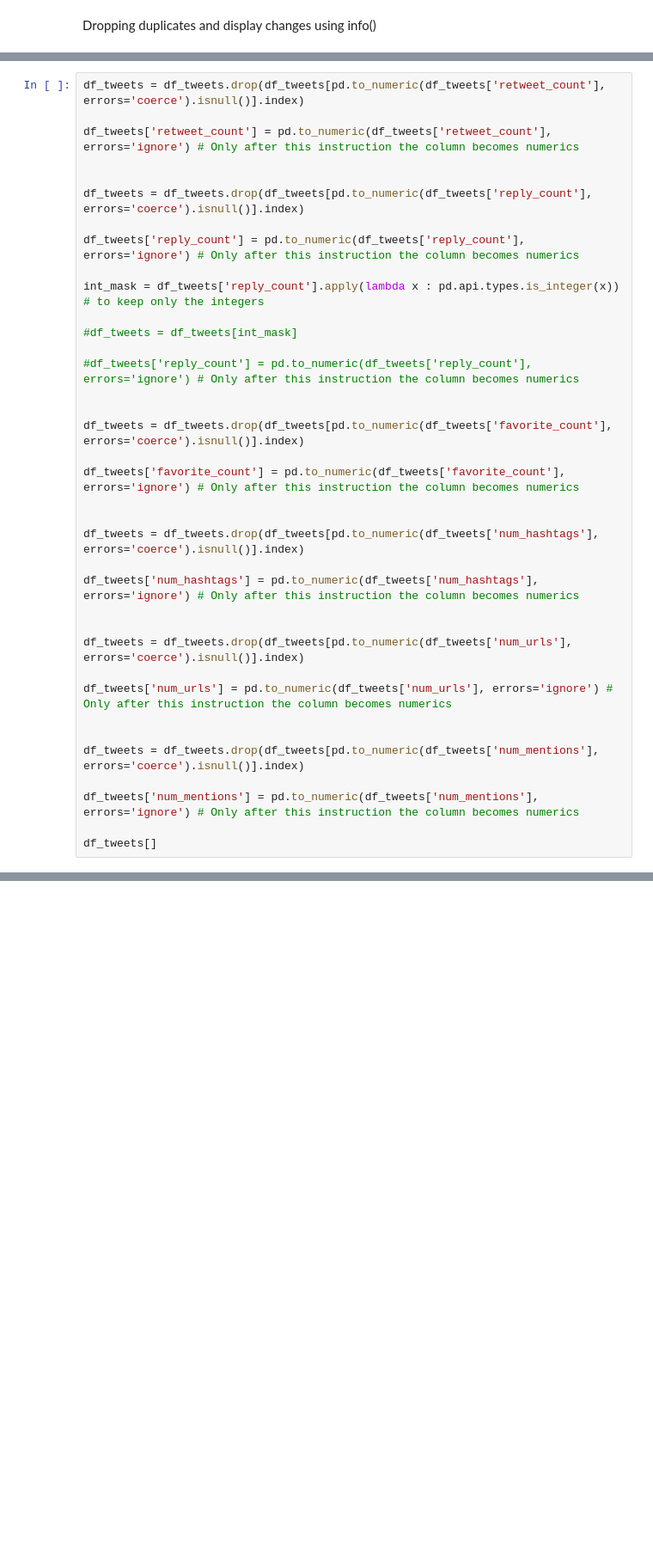
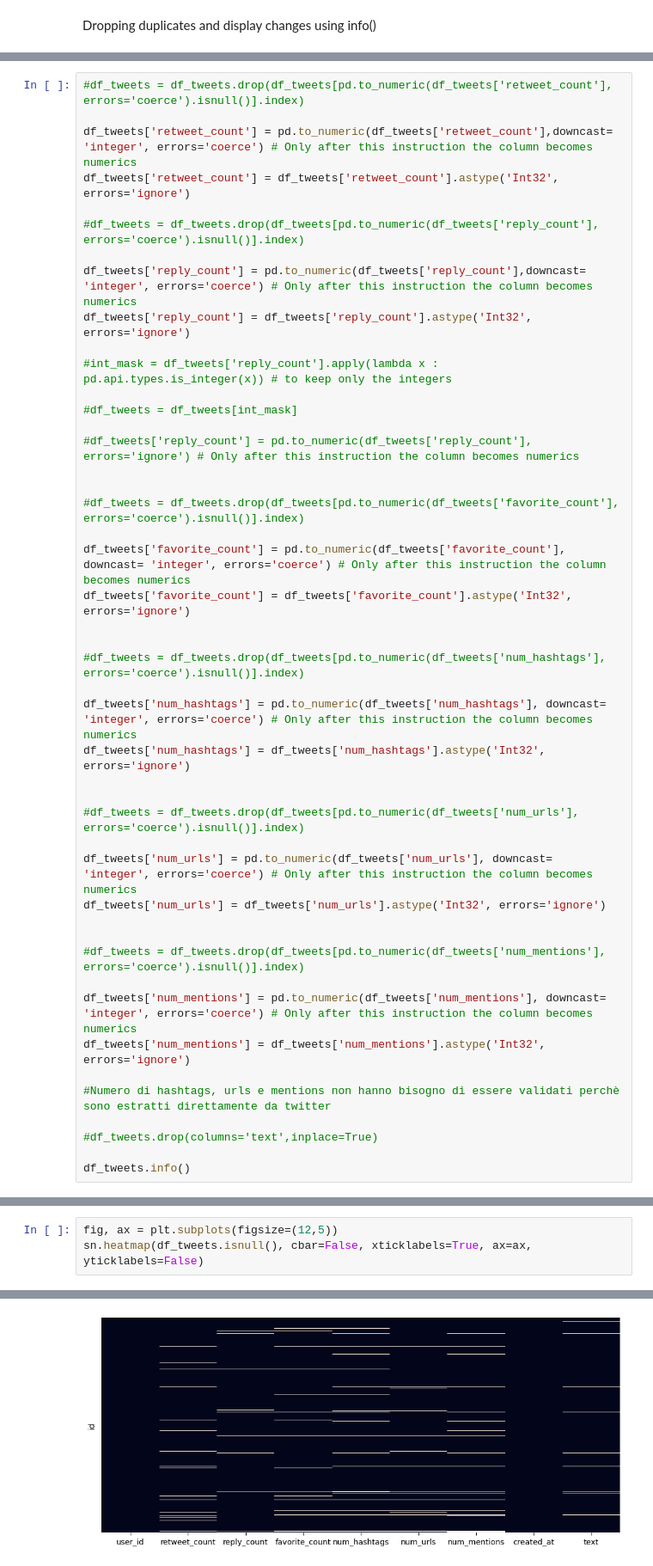
Before and after one commit to alessandrocubic/Unipi-Data-Mining-project-AY-22-23, a Jupyter notebook: Data_Understanding.ipynb, the cells around one changed output, grey strips where cells are left out. Shown at 86% size. Cells and saved outputs as stored; diff of their text form; blank space fills up the shorter version.

```diff
--- a/Data_Understanding.ipynb
+++ b/Data_Understanding.ipynb
@@ -142,39 +116,48 @@ memory usage: 74.7+ KB
 # %%
-df_tweets = df_tweets.drop(df_tweets[pd.to_numeric(df_tweets['retweet_count'], errors='coerce').isnull()].index)
+#df_tweets = df_tweets.drop(df_tweets[pd.to_numeric(df_tweets['retweet_count'], errors='coerce').isnull()].index)
 
-df_tweets['retweet_count'] = pd.to_numeric(df_tweets['retweet_count'], errors='ignore') # Only after this instruction the column becomes numerics
+df_tweets['retweet_count'] = pd.to_numeric(df_tweets['retweet_count'],downcast= 'integer', errors='coerce') # Only after this instruction the column becomes numerics
+df_tweets['retweet_count'] = df_tweets['retweet_count'].astype('Int32', errors='ignore')
 
+#df_tweets = df_tweets.drop(df_tweets[pd.to_numeric(df_tweets['reply_count'], errors='coerce').isnull()].index)
 
-df_tweets = df_tweets.drop(df_tweets[pd.to_numeric(df_tweets['reply_count'], errors='coerce').isnull()].index)
+df_tweets['reply_count'] = pd.to_numeric(df_tweets['reply_count'],downcast= 'integer', errors='coerce') # Only after this instruction the column becomes numerics
+df_tweets['reply_count'] = df_tweets['reply_count'].astype('Int32', errors='ignore')
 
-df_tweets['reply_count'] = pd.to_numeric(df_tweets['reply_count'], errors='ignore') # Only after this instruction the column becomes numerics
-
-int_mask = df_tweets['reply_count'].apply(lambda x : pd.api.types.is_integer(x)) # to keep only the integers
+#int_mask = df_tweets['reply_count'].apply(lambda x : pd.api.types.is_integer(x)) # to keep only the integers
 
 #df_tweets = df_tweets[int_mask]
 
 #df_tweets['reply_count'] = pd.to_numeric(df_tweets['reply_count'], errors='ignore') # Only after this instruction the column becomes numerics
 
 
-df_tweets = df_tweets.drop(df_tweets[pd.to_numeric(df_tweets['favorite_count'], errors='coerce').isnull()].index)
+#df_tweets = df_tweets.drop(df_tweets[pd.to_numeric(df_tweets['favorite_count'], errors='coerce').isnull()].index)
 
-df_tweets['favorite_count'] = pd.to_numeric(df_tweets['favorite_count'], errors='ignore') # Only after this instruction the column becomes numerics
+df_tweets['favorite_count'] = pd.to_numeric(df_tweets['favorite_count'], downcast= 'integer', errors='coerce') # Only after this instruction the column becomes numerics
+df_tweets['favorite_count'] = df_tweets['favorite_count'].astype('Int32', errors='ignore')
 
 
-df_tweets = df_tweets.drop(df_tweets[pd.to_numeric(df_tweets['num_hashtags'], errors='coerce').isnull()].index)
+#df_tweets = df_tweets.drop(df_tweets[pd.to_numeric(df_tweets['num_hashtags'], errors='coerce').isnull()].index)
 
-df_tweets['num_hashtags'] = pd.to_numeric(df_tweets['num_hashtags'], errors='ignore') # Only after this instruction the column becomes numerics
+df_tweets['num_hashtags'] = pd.to_numeric(df_tweets['num_hashtags'], downcast= 'integer', errors='coerce') # Only after this instruction the column becomes numerics
+df_tweets['num_hashtags'] = df_tweets['num_hashtags'].astype('Int32', errors='ignore')
 
 
-df_tweets = df_tweets.drop(df_tweets[pd.to_numeric(df_tweets['num_urls'], errors='coerce').isnull()].index)
+#df_tweets = df_tweets.drop(df_tweets[pd.to_numeric(df_tweets['num_urls'], errors='coerce').isnull()].index)
 
-df_tweets['num_urls'] = pd.to_numeric(df_tweets['num_urls'], errors='ignore') # Only after this instruction the column becomes numerics
+df_tweets['num_urls'] = pd.to_numeric(df_tweets['num_urls'], downcast= 'integer', errors='coerce') # Only after this instruction the column becomes numerics
+df_tweets['num_urls'] = df_tweets['num_urls'].astype('Int32', errors='ignore')
 
 
-df_tweets = df_tweets.drop(df_tweets[pd.to_numeric(df_tweets['num_mentions'], errors='coerce').isnull()].index)
+#df_tweets = df_tweets.drop(df_tweets[pd.to_numeric(df_tweets['num_mentions'], errors='coerce').isnull()].index)
 
-df_tweets['num_mentions'] = pd.to_numeric(df_tweets['num_mentions'], errors='ignore') # Only after this instruction the column becomes numerics
+df_tweets['num_mentions'] = pd.to_numeric(df_tweets['num_mentions'], downcast= 'integer', errors='coerce') # Only after this instruction the column becomes numerics
+df_tweets['num_mentions'] = df_tweets['num_mentions'].astype('Int32', errors='ignore')
 
-df_tweets[]
+#Numero di hashtags, urls e mentions non hanno bisogno di essere validati perchè sono estratti direttamente da twitter
+
+#df_tweets.drop(columns='text',inplace=True)
+
+df_tweets.info()
 # %% [output]
 <class 'pandas.core.frame.DataFrame'>
@@ -195,0 +179,4 @@ memory usage: 98.3+ KB
+# %%
+fig, ax = plt.subplots(figsize=(12,5))
+sn.heatmap(df_tweets.isnull(), cbar=False, xticklabels=True, ax=ax, yticklabels=False)
+# %% [output]
@@ -195,0 +184 @@ memory usage: 98.3+ KB
+[figure, added]
```
Also changed, not shown: parts of 10 cells of this notebook.
